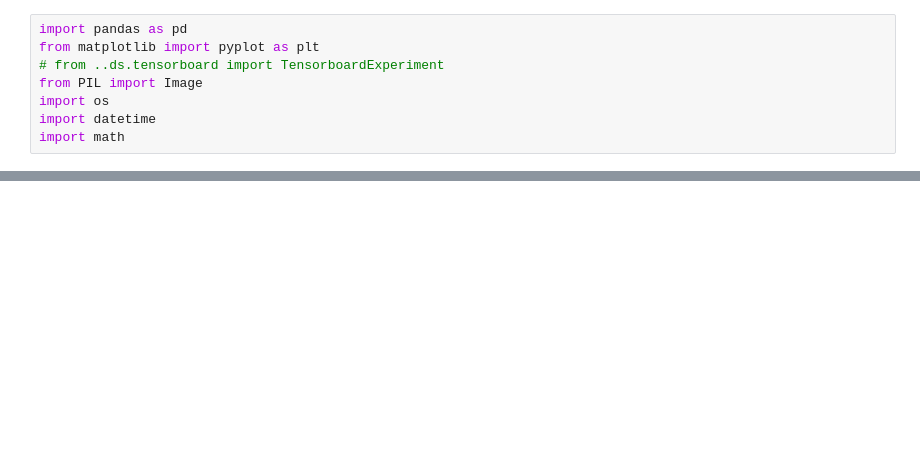
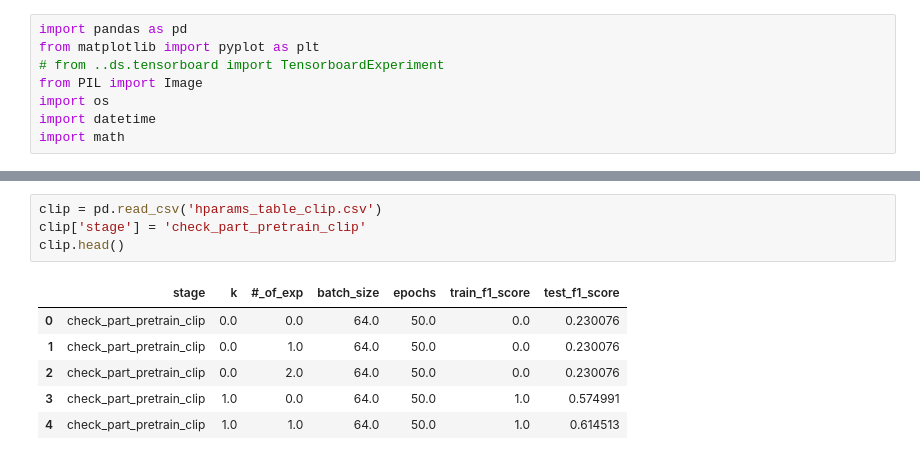
Before and after one commit to el-lilya/I2MTC, a Jupyter notebook: results/plots.ipynb, the cells around one changed output, grey strips where cells are left out. Cells and saved outputs as stored; diff of their text form; blank space fills up the shorter version.

```diff
--- a/results/plots.ipynb
+++ b/results/plots.ipynb
@@ -14,2 +14,13 @@ import math
 # %% [output]
 [interactive output not drawn]
+# %%
+clip = pd.read_csv('hparams_table_clip.csv')
+clip['stage'] = 'check_part_pretrain_clip'
+clip.head()
+# %% [output]
+|  | stage | k | #_of_exp | batch_size | epochs | train_f1_score | test_f1_score |
+| 0 | check_part_pretrain_clip | 0.0 | 0.0 | 64.0 | 50.0 | 0.0 | 0.230076 |
+| 1 | check_part_pretrain_clip | 0.0 | 1.0 | 64.0 | 50.0 | 0.0 | 0.230076 |
+| 2 | check_part_pretrain_clip | 0.0 | 2.0 | 64.0 | 50.0 | 0.0 | 0.230076 |
+| 3 | check_part_pretrain_clip | 1.0 | 0.0 | 64.0 | 50.0 | 1.0 | 0.574991 |
+| 4 | check_part_pretrain_clip | 1.0 | 1.0 | 64.0 | 50.0 | 1.0 | 0.614513 |
```
Also changed, not shown: parts of 3 cells of this notebook, 2 other files.
